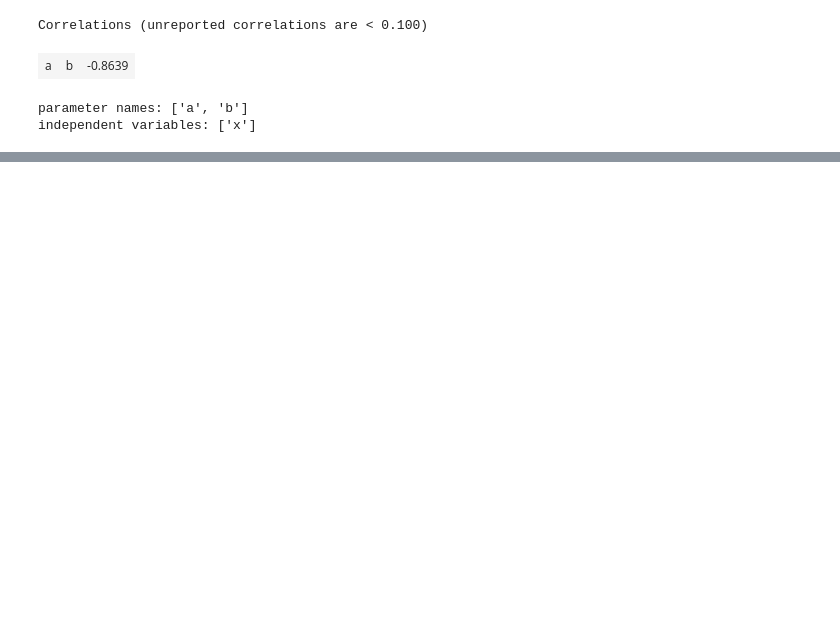
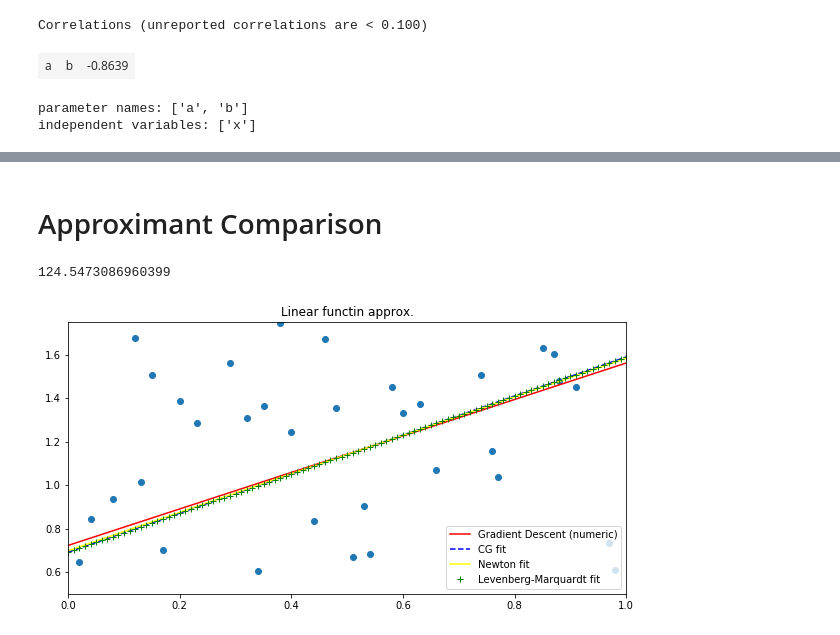
Before and after one commit to bukovskiy/itmo, a Jupyter notebook: algos3.ipynb, the cells around one changed output, grey strips where cells are left out. Saved outputs shown, nothing was run; the diff lists cells and outputs as text; code cells hidden in the pictures; blank space fills up the shorter version.

```diff
--- a/algos3.ipynb
+++ b/algos3.ipynb
@@ -367,0 +368,19 @@ Correlations (unreported correlations are < 0.100)
+# %% [markdown]
+<h1>Approximant Comparison</h1>
+# %%
+fig, ax = plt.subplots(1,1, figsize=(10, 5))
+
+ax.axis([0,1,0.5,1.75])
+ax.scatter(x, y)
+plt.title("Linear functin approx.")
+ax.plot(np.ravel(x), np.ravel(estimates1_grad), label="Gradient Descent (numeric)",color='red')
+ax.plot(x, estimates_cg1, 'r--',color='blue', label='CG fit')
+ax.plot(x, estimates_newton1, 'r-',color='yellow', label='Newton fit')
+ax.plot(x, result1_levenberg.best_fit, '+', color='green', label='Levenberg-Marquardt fit')
+
+
+ax.legend()
+print(mserror(func1(x,*res_newton1.x),y))
+# %% [output]
+124.5473086960399
+[figure, added]
```
Also changed, not shown: parts of 15 cells of this notebook.
